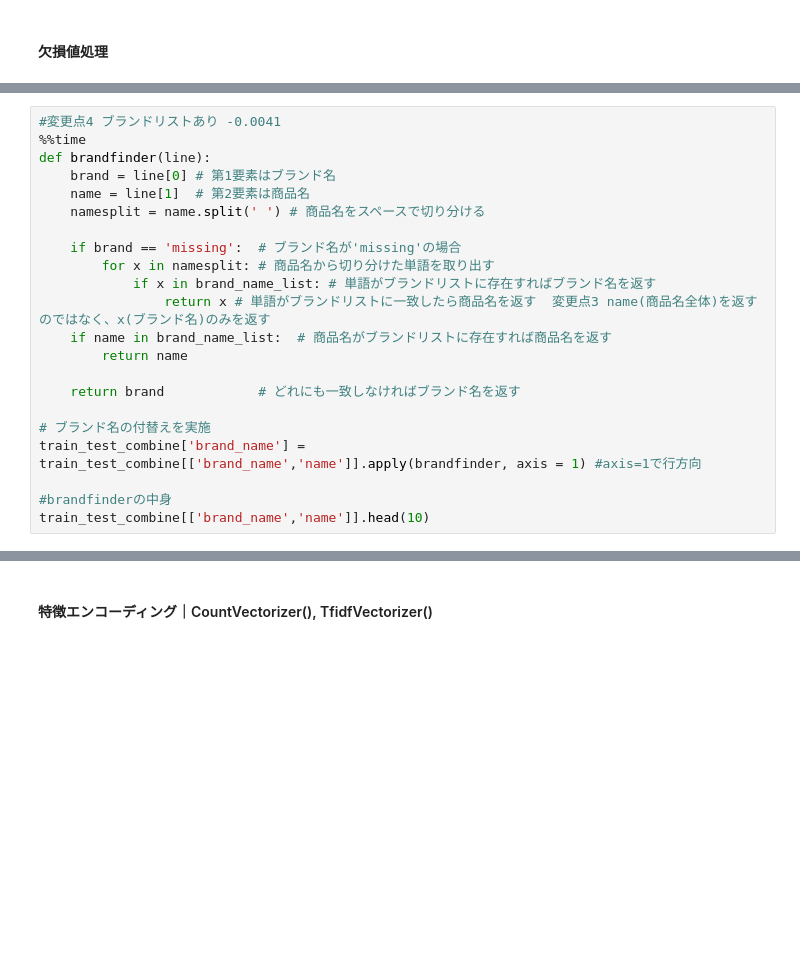
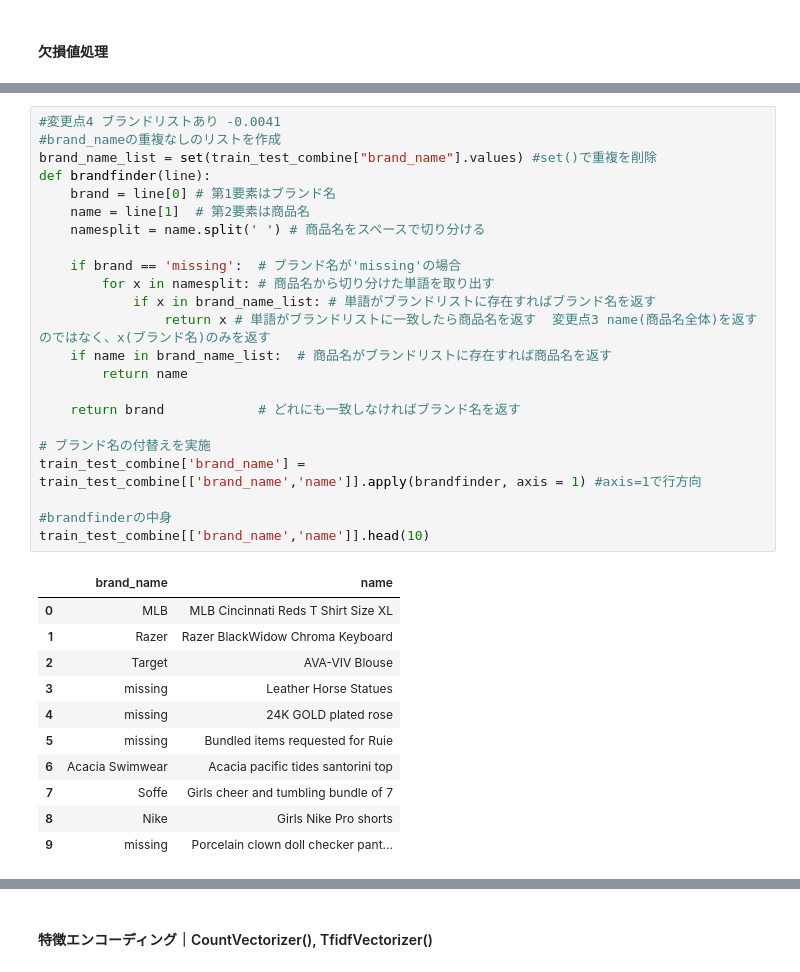
Before and after one commit to Hiromu1612/Kaggle_mercari2, a Jupyter notebook: ridge-csr-v2.ipynb, the cells around one changed output, grey strips where cells are left out. Drawn from its saved outputs; the diff is of its cells as text; blank space fills up the shorter version.

```diff
--- a/ridge-csr-v2.ipynb
+++ b/ridge-csr-v2.ipynb
@@ -192,25 +192,38 @@ Wall time: 182 ms
 # %%
 #変更点4 ブランドリストあり -0.0041
-%%time
+#brand_nameの重複なしのリストを作成
+brand_name_list = set(train_test_combine["brand_name"].values) #set()で重複を削除
 def brandfinder(line):
     brand = line[0] # 第1要素はブランド名
     name = line[1]  # 第2要素は商品名
     namesplit = name.split(' ') # 商品名をスペースで切り分ける
 
     if brand == 'missing':  # ブランド名が'missing'の場合
         for x in namesplit: # 商品名から切り分けた単語を取り出す
             if x in brand_name_list: # 単語がブランドリストに存在すればブランド名を返す
                 return x # 単語がブランドリストに一致したら商品名を返す  変更点3 name(商品名全体)を返すのではなく、x(ブランド名)のみを返す
     if name in brand_name_list:  # 商品名がブランドリストに存在すれば商品名を返す
         return name
 
     return brand            # どれにも一致しなければブランド名を返す
 
 # ブランド名の付替えを実施
 train_test_combine['brand_name'] = train_test_combine[['brand_name','name']].apply(brandfinder, axis = 1) #axis=1で行方向
 
 #brandfinderの中身
 train_test_combine[['brand_name','name']].head(10)
+# %% [output]
+|  | brand_name | name |
+| 0 | MLB | MLB Cincinnati Reds T Shirt Size XL |
+| 1 | Razer | Razer BlackWidow Chroma Keyboard |
+| 2 | Target | AVA-VIV Blouse |
+| 3 | missing | Leather Horse Statues |
+| 4 | missing | 24K GOLD plated rose |
+| 5 | missing | Bundled items requested for Ruie |
+| 6 | Acacia Swimwear | Acacia pacific tides santorini top |
+| 7 | Soffe | Girls cheer and tumbling bundle of 7 |
+| 8 | Nike | Girls Nike Pro shorts |
+| 9 | missing | Porcelain clown doll checker pant... |
 # %%
 # ベクトル化（カウントやTF-IDF）およびエンコーディング（ONE-HOT）の前にメモリをクリアしておく
 gc.collect()
```
Also changed, not shown: parts of 24 cells of this notebook.
